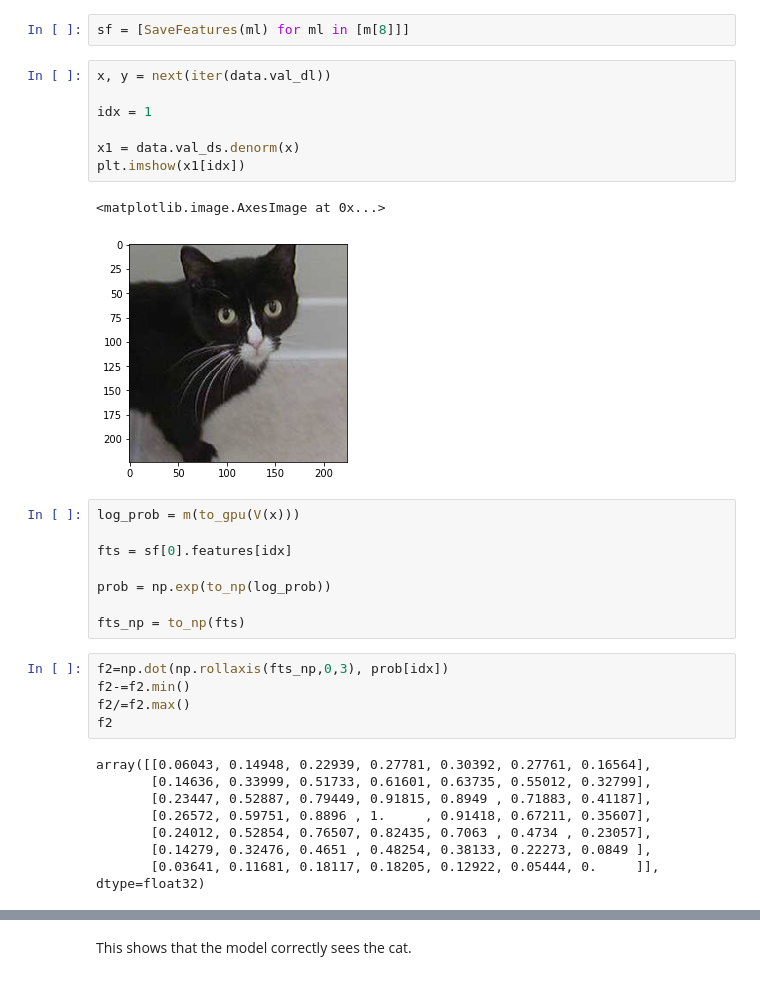
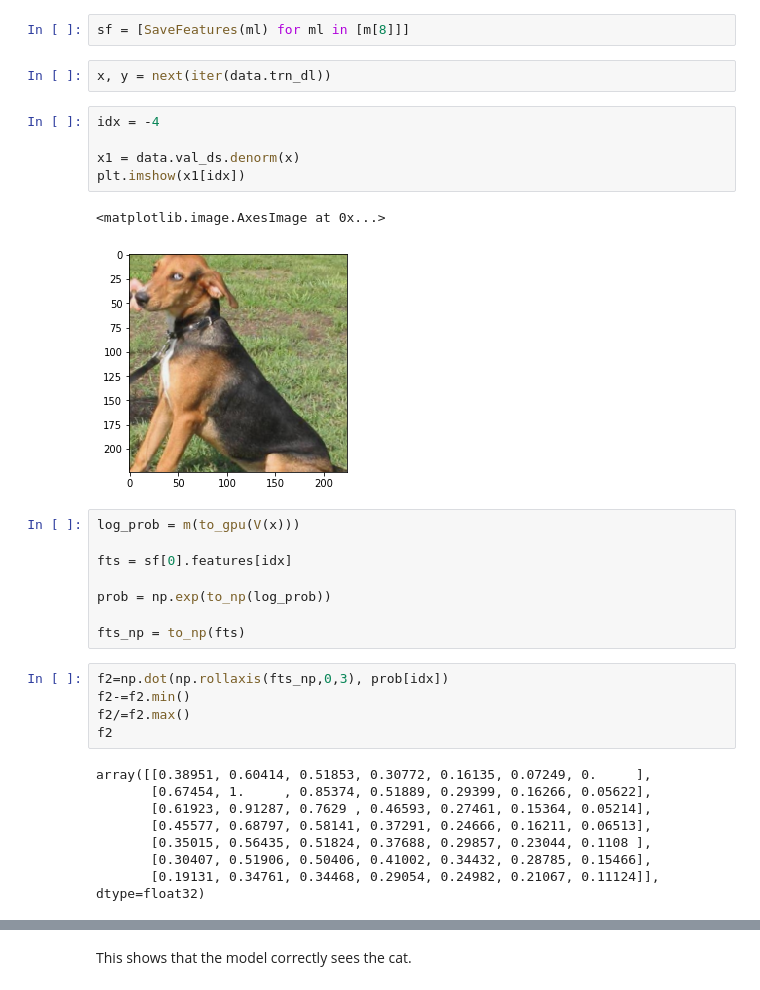
Before and after one commit to TheShadow29/FAI-notes, a Jupyter notebook: notebooks/Using-CAM-for-CNN-Visualization.ipynb, the cells around one changed output, grey strips where cells are left out. Drawn from its saved outputs; the diff is of its cells as text.

```diff
--- a/notebooks/Using-CAM-for-CNN-Visualization.ipynb
+++ b/notebooks/Using-CAM-for-CNN-Visualization.ipynb
@@ -111,16 +111,16 @@ At this point our model has learned and achieves 99% accuracy. We need to again
 m = learn.model
 # %%
 sf = [SaveFeatures(ml) for ml in [m[8]]]
+# %%
+x, y = next(iter(data.trn_dl))
 # %%
-x, y = next(iter(data.val_dl))
-
-idx = 1
+idx = -4
 
 x1 = data.val_ds.denorm(x)
 plt.imshow(x1[idx])
 # %% [output]
 <matplotlib.image.AxesImage at 0x...>
-[figure, old version]
+[figure, new version]
 # %%
 log_prob = m(to_gpu(V(x)))
 
@@ -135,13 +135,13 @@ f2-=f2.min()
 f2/=f2.max()
 f2
 # %% [output]
-array([[0.06043, 0.14948, 0.22939, 0.27781, 0.30392, 0.27761, 0.16564],
-       [0.14636, 0.33999, 0.51733, 0.61601, 0.63735, 0.55012, 0.32799],
-       [0.23447, 0.52887, 0.79449, 0.91815, 0.8949 , 0.71883, 0.41187],
-       [0.26572, 0.59751, 0.8896 , 1.     , 0.91418, 0.67211, 0.35607],
-       [0.24012, 0.52854, 0.76507, 0.82435, 0.7063 , 0.4734 , 0.23057],
-       [0.14279, 0.32476, 0.4651 , 0.48254, 0.38133, 0.22273, 0.0849 ],
-       [0.03641, 0.11681, 0.18117, 0.18205, 0.12922, 0.05444, 0.     ]], dtype=float32)
+array([[0.38951, 0.60414, 0.51853, 0.30772, 0.16135, 0.07249, 0.     ],
+       [0.67454, 1.     , 0.85374, 0.51889, 0.29399, 0.16266, 0.05622],
+       [0.61923, 0.91287, 0.7629 , 0.46593, 0.27461, 0.15364, 0.05214],
+       [0.45577, 0.68797, 0.58141, 0.37291, 0.24666, 0.16211, 0.06513],
+       [0.35015, 0.56435, 0.51824, 0.37688, 0.29857, 0.23044, 0.1108 ],
+       [0.30407, 0.51906, 0.50406, 0.41002, 0.34432, 0.28785, 0.15466],
+       [0.19131, 0.34761, 0.34468, 0.29054, 0.24982, 0.21067, 0.11124]], dtype=float32)
 # %%
 plt.imshow(x1[idx])
 plt.imshow(scipy.misc.imresize(f2, x1[idx].shape), alpha=0.5, cmap='hot');
```
Also changed, not shown: parts of 2 cells of this notebook.
